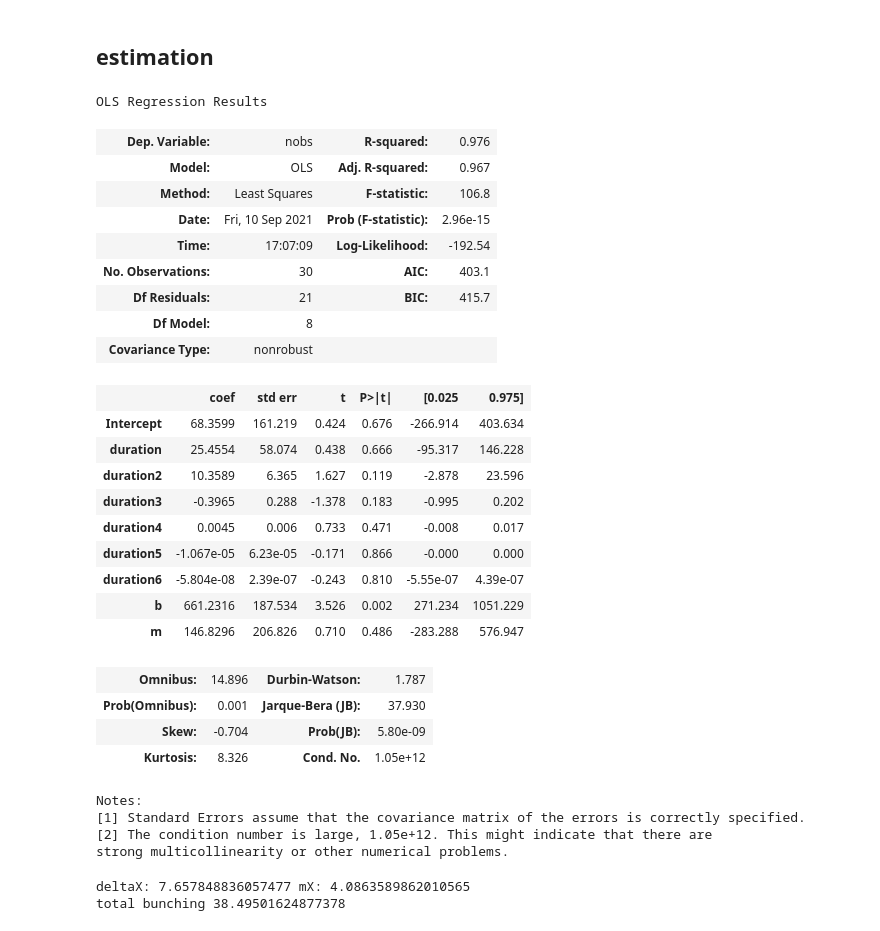
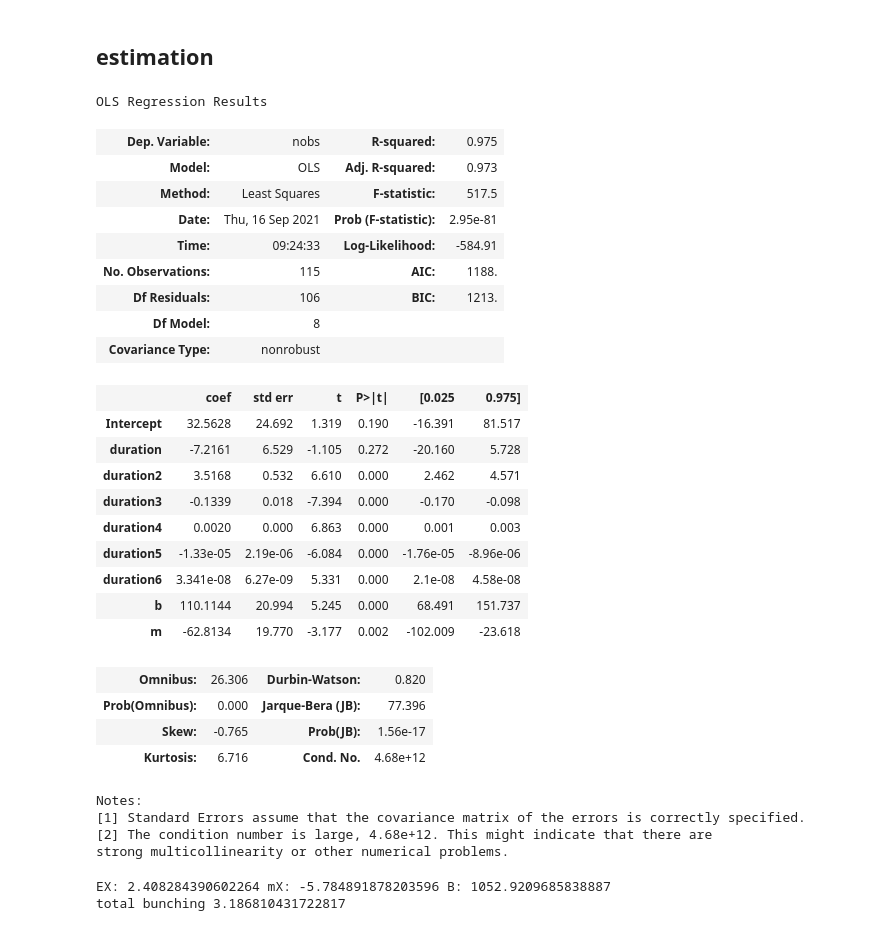
Before and after one commit to paulaleoni/delhi_outages, a Jupyter notebook: src/bunching.ipynb, the cells around one changed output. Drawn from its saved outputs; the diff is of its cells as text; code cells hidden in the pictures.

```diff
--- a/src/bunching.ipynb
+++ b/src/bunching.ipynb
@@ -24,11 +25,11 @@ phi120 = 100
 # load data
 wd = Path.cwd()
 file = 'stata/Outages_{period}.dta'
-data = pd.read_stata(wd.parent/file)
+data = pd.read_stata(wd.parent/file) # convert_categoricals = True
 #print(data.columns)
 
 # keep relevant columns
-data = data[['date', 'duration_minutes', 'discom', 'planned']]
+#data = data[['date', 'duration_minutes', 'discom', 'planned', 'noofcustomersaffected', 'unservedmuduetooutage', 'q']]
 data['year'] = data.apply(lambda row: row.date.year, axis=1)
 
 # keep year 2019
@@ -37,6 +38,11 @@ data = data[data.apply(lambda row: row.date.year == 2019, axis=1)]
 # keep only unplanned
 data = data.loc[data.planned != 'planned',]
 
+# at least 100 custumers affected
+data = data.loc[data.noofcustomersaffected >= 100]
+
+data.reset_index(drop = True)
+
 
 # keep one firm
 #data = data.loc[data.discom == 'tata',]
@@ -75,52 +105,53 @@ axs[1].set_xlim(0,xmax)
 ## estimation
 # %%
 # bunching at x = 60
-bsize = 3
-ex_reg = 5
+bsize = 1
+ex_reg = 10
+ex_reg_miss = 20
 z = 60
-z_lower60 = z - ex_reg * bsize
-missing60 = z + ex_reg * bsize
+z_lower60 = z - bsize*ex_reg
 
-bunch60 = tools.bunching(data.duration_minutes, bsize = bsize, xmax= 90, xmin= 0, z_upper= z, z_lower= z_lower60, missing = missing60, ex_reg= ex_reg, poly_dgr=6)
+missing60 = z + ex_reg_miss*bsize
+bunch60 = tools.bunching(data.duration_minutes, bsize = bsize, xmax= 115, xmin= 0, z_upper= z, z_lower= z_lower60, missing = missing60, ex_reg= ex_reg, ex_reg_miss=ex_reg_miss, poly_dgr=6)
 #print(bunch60.df_count())
 
 display(bunch60.estimation_res())
 
-print('deltaX:', bunch60.get_deltaX(), 'mX:', bunch60.get_mX())
+print('EX:', bunch60.get_deltaX(), 'mX:', bunch60.get_mX(), 'B:', bunch60.get_B())
 
 pred60 = bunch60.prediction()
 
 print('total bunching',bunch60.total_bunch())
 # %% [output]
 OLS Regression Results
-| Dep. Variable: | nobs | R-squared: | 0.976 |
-| Model: | OLS | Adj. R-squared: | 0.967 |
-| Method: | Least Squares | F-statistic: | 106.8 |
-| Date: | Fri, 10 Sep 2021 | Prob (F-statistic): | 2.96e-15 |
-| Time: | 17:07:09 | Log-Likelihood: | -192.54 |
-| No. Observations: | 30 | AIC: | 403.1 |
-| Df Residuals: | 21 | BIC: | 415.7 |
+| Dep. Variable: | nobs | R-squared: | 0.975 |
+| Model: | OLS | Adj. R-squared: | 0.973 |
+| Method: | Least Squares | F-statistic: | 517.5 |
+| Date: | Thu, 16 Sep 2021 | Prob (F-statistic): | 2.95e-81 |
+| Time: | 09:24:33 | Log-Likelihood: | -584.91 |
+| No. Observations: | 115 | AIC: | 1188. |
+| Df Residuals: | 106 | BIC: | 1213. |
 | Df Model: | 8 |  |  |
 | Covariance Type: | nonrobust |  |  |
 |  | coef | std err | t | P>|t| | [0.025 | 0.975] |
-| Intercept | 68.3599 | 161.219 | 0.424 | 0.676 | -266.914 | 403.634 |
-| duration | 25.4554 | 58.074 | 0.438 | 0.666 | -95.317 | 146.228 |
-| duration2 | 10.3589 | 6.365 | 1.627 | 0.119 | -2.878 | 23.596 |
-| duration3 | -0.3965 | 0.288 | -1.378 | 0.183 | -0.995 | 0.202 |
-| duration4 | 0.0045 | 0.006 | 0.733 | 0.471 | -0.008 | 0.017 |
-| duration5 | -1.067e-05 | 6.23e-05 | -0.171 | 0.866 | -0.000 | 0.000 |
-| duration6 | -5.804e-08 | 2.39e-07 | -0.243 | 0.810 | -5.55e-07 | 4.39e-07 |
-| b | 661.2316 | 187.534 | 3.526 | 0.002 | 271.234 | 1051.229 |
-| m | 146.8296 | 206.826 | 0.710 | 0.486 | -283.288 | 576.947 |
+| Intercept | 32.5628 | 24.692 | 1.319 | 0.190 | -16.391 | 81.517 |
+| duration | -7.2161 | 6.529 | -1.105 | 0.272 | -20.160 | 5.728 |
+| duration2 | 3.5168 | 0.532 | 6.610 | 0.000 | 2.462 | 4.571 |
+| duration3 | -0.1339 | 0.018 | -7.394 | 0.000 | -0.170 | -0.098 |
+| duration4 | 0.0020 | 0.000 | 6.863 | 0.000 | 0.001 | 0.003 |
+| duration5 | -1.33e-05 | 2.19e-06 | -6.084 | 0.000 | -1.76e-05 | -8.96e-06 |
+| duration6 | 3.341e-08 | 6.27e-09 | 5.331 | 0.000 | 2.1e-08 | 4.58e-08 |
+| b | 110.1144 | 20.994 | 5.245 | 0.000 | 68.491 | 151.737 |
+| m | -62.8134 | 19.770 | -3.177 | 0.002 | -102.009 | -23.618 |
-| Omnibus: | 14.896 | Durbin-Watson: | 1.787 |
-| Prob(Omnibus): | 0.001 | Jarque-Bera (JB): | 37.930 |
-| Skew: | -0.704 | Prob(JB): | 5.80e-09 |
-| Kurtosis: | 8.326 | Cond. No. | 1.05e+12 |
+| Omnibus: | 26.306 | Durbin-Watson: | 0.820 |
+| Prob(Omnibus): | 0.000 | Jarque-Bera (JB): | 77.396 |
+| Skew: | -0.765 | Prob(JB): | 1.56e-17 |
+| Kurtosis: | 6.716 | Cond. No. | 4.68e+12 |
 Notes:
 [1] Standard Errors assume that the covariance matrix of the errors is correctly specified.
-[2] The condition number is large, 1.05e+12. This might indicate that there are
+[2] The condition number is large, 4.68e+12. This might indicate that there are
 strong multicollinearity or other numerical problems.
-deltaX: 7.657848836057477 mX: 4.0863589862010565
-total bunching 38.49501624877378
+EX: 2.408284390602264 mX: -5.784891878203596 B: 1052.9209685838887
+total bunching 3.186810431722817
 # %%
 # bunching at x = 120
```
Also changed, not shown: parts of 19 cells of this notebook.
